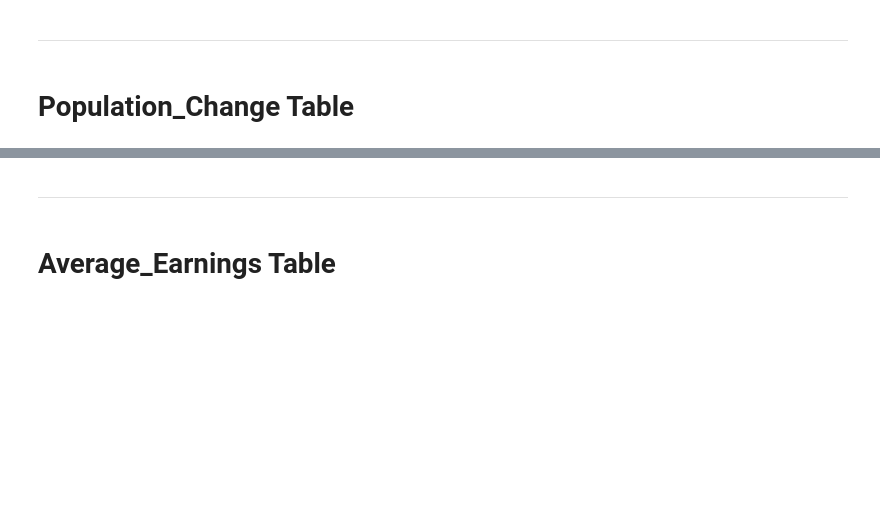
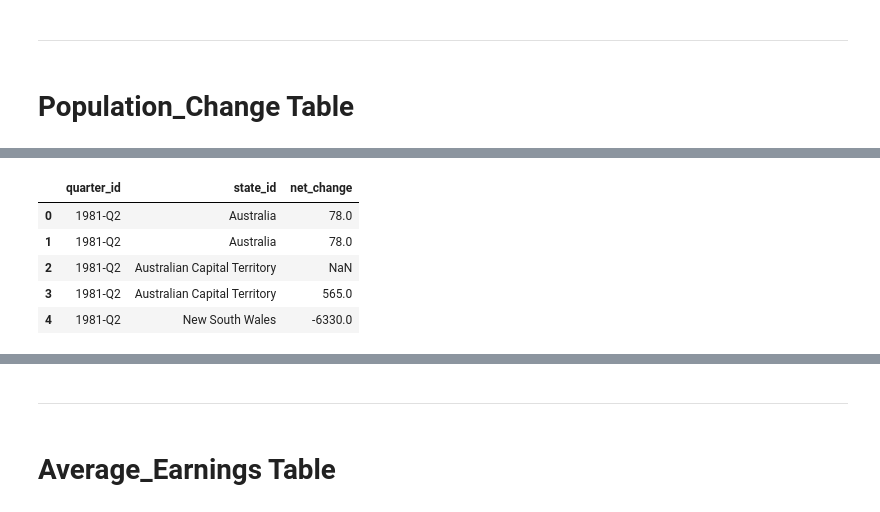
Before and after one commit to jonowood/Project_2, a Jupyter notebook: ETL/Clean_Test.ipynb, the cells around one changed output, grey strips where cells are left out. Drawn from its saved outputs; the diff is of its cells as text; code cells hidden in the pictures; blank space fills up the shorter version.

```diff
--- a/ETL/Clean_Test.ipynb
+++ b/ETL/Clean_Test.ipynb
@@ -90,7 +173,14 @@ population_df.head()
 # %%
 # Change column headers to match shemata
 population_df.rename(columns = {'REGION: Region':'state_id', 'TIME_PERIOD: Time Period': 'quarter_id', 'OBS_VALUE':'net_change'}, inplace=True)
-population_df
+population_df.head()
+# %% [output]
+|  | quarter_id | state_id | net_change |
+| 0 | 1981-Q2 | Australia | 78.0 |
+| 1 | 1981-Q2 | Australia | 78.0 |
+| 2 | 1981-Q2 | Australian Capital Territory | NaN |
+| 3 | 1981-Q2 | Australian Capital Territory | 565.0 |
+| 4 | 1981-Q2 | New South Wales | -6330.0 |
 # %%
 # replace quarter_id names with keys from quarter_df
 key_list = list(population_df['quarter_id'])
```
Also changed, not shown: parts of 20 cells of this notebook.
